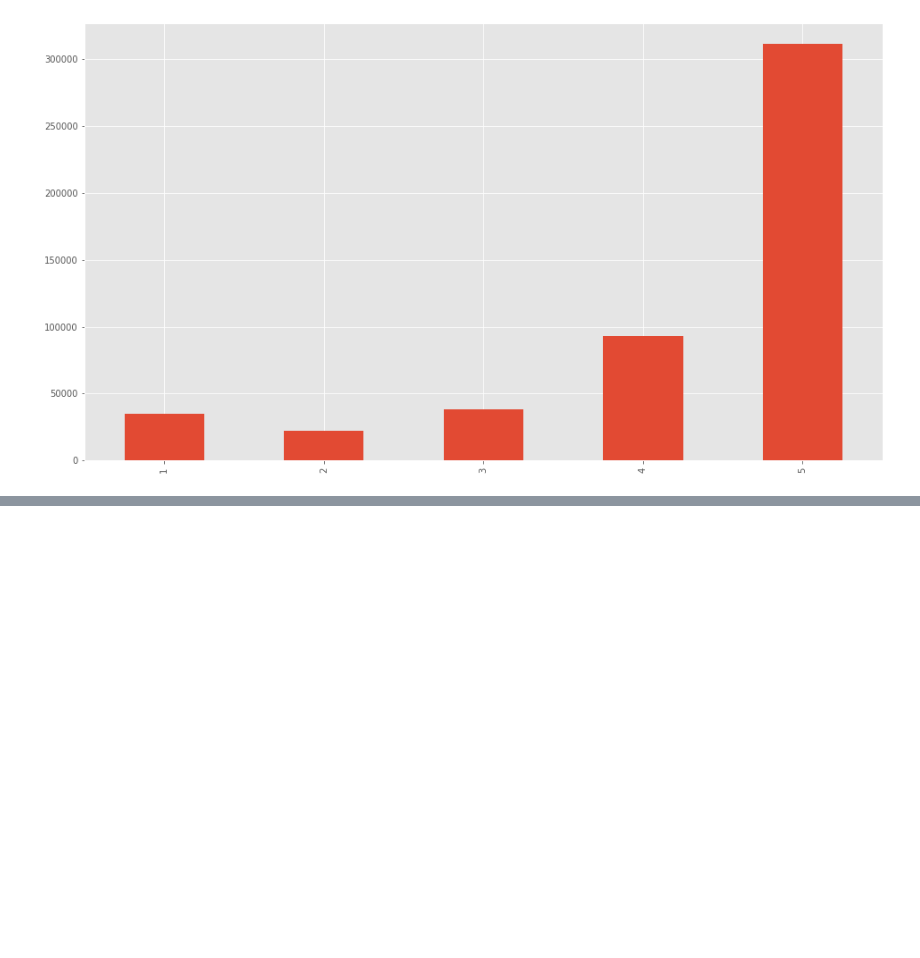
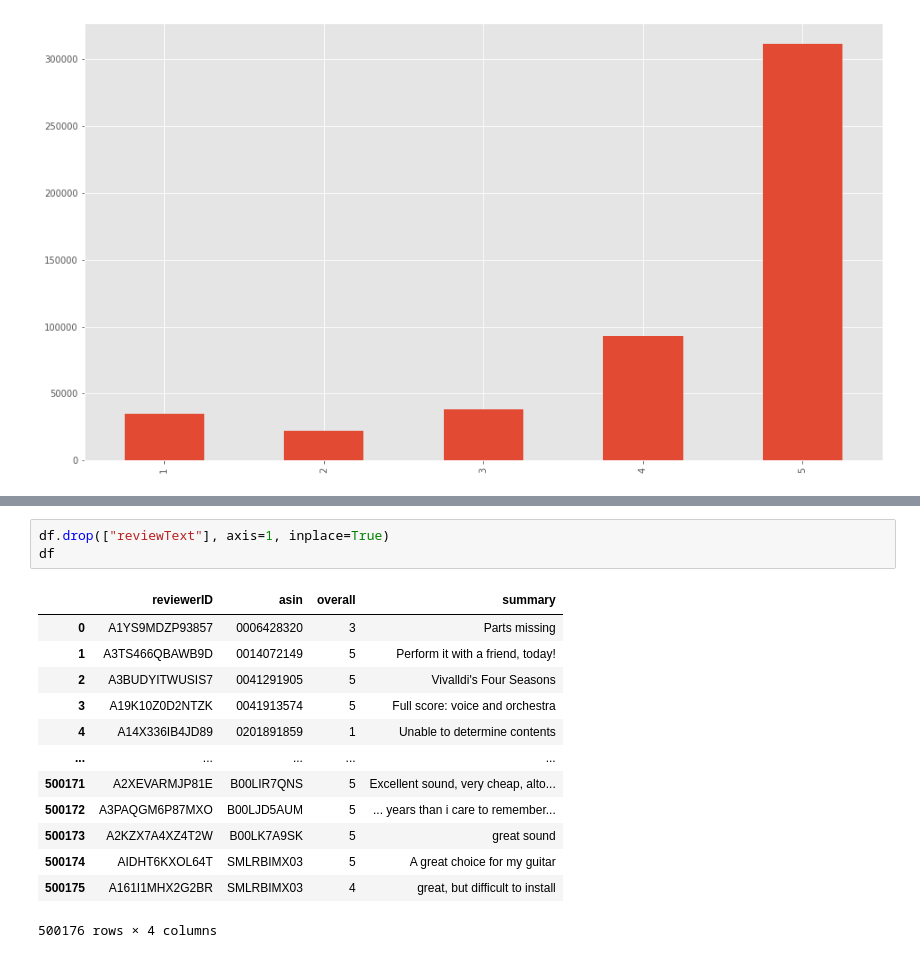
Before and after one commit to XavierCarrera/platzi-master-ml-exercises, a Jupyter notebook: AmazonProducts_RecommendationSystem.ipynb, the cells around one changed output, grey strips where cells are left out. Cells and saved outputs as stored; diff of their text form; blank space fills up the shorter version.

```diff
--- a/AmazonProducts_RecommendationSystem.ipynb
+++ b/AmazonProducts_RecommendationSystem.ipynb
@@ -130,0 +146,17 @@ df["overall"].value_counts().sort_index().plot(kind = "bar")
+# %%
+df.drop(["reviewText"], axis=1, inplace=True)
+df
+# %% [output]
+|  | reviewerID | asin | overall | summary |
+| 0 | A1YS9MDZP93857 | 0006428320 | 3 | Parts missing |
+| 1 | A3TS466QBAWB9D | 0014072149 | 5 | Perform it with a friend, today! |
+| 2 | A3BUDYITWUSIS7 | 0041291905 | 5 | Vivalldi's Four Seasons |
+| 3 | A19K10Z0D2NTZK | 0041913574 | 5 | Full score: voice and orchestra |
+| 4 | A14X336IB4JD89 | 0201891859 | 1 | Unable to determine contents |
+| ... | ... | ... | ... | ... |
+| 500171 | A2XEVARMJP81E | B00LIR7QNS | 5 | Excellent sound, very cheap, alto... |
+| 500172 | A3PAQGM6P87MXO | B00LJD5AUM | 5 | ... years than i care to remember... |
+| 500173 | A2KZX7A4XZ4T2W | B00LK7A9SK | 5 | great sound |
+| 500174 | AIDHT6KXOL64T | SMLRBIMX03 | 5 | A great choice for my guitar |
+| 500175 | A161I1MHX2G2BR | SMLRBIMX03 | 4 | great, but difficult to install |
+500176 rows × 4 columns
```
Also changed, not shown: parts of 8 cells of this notebook.
